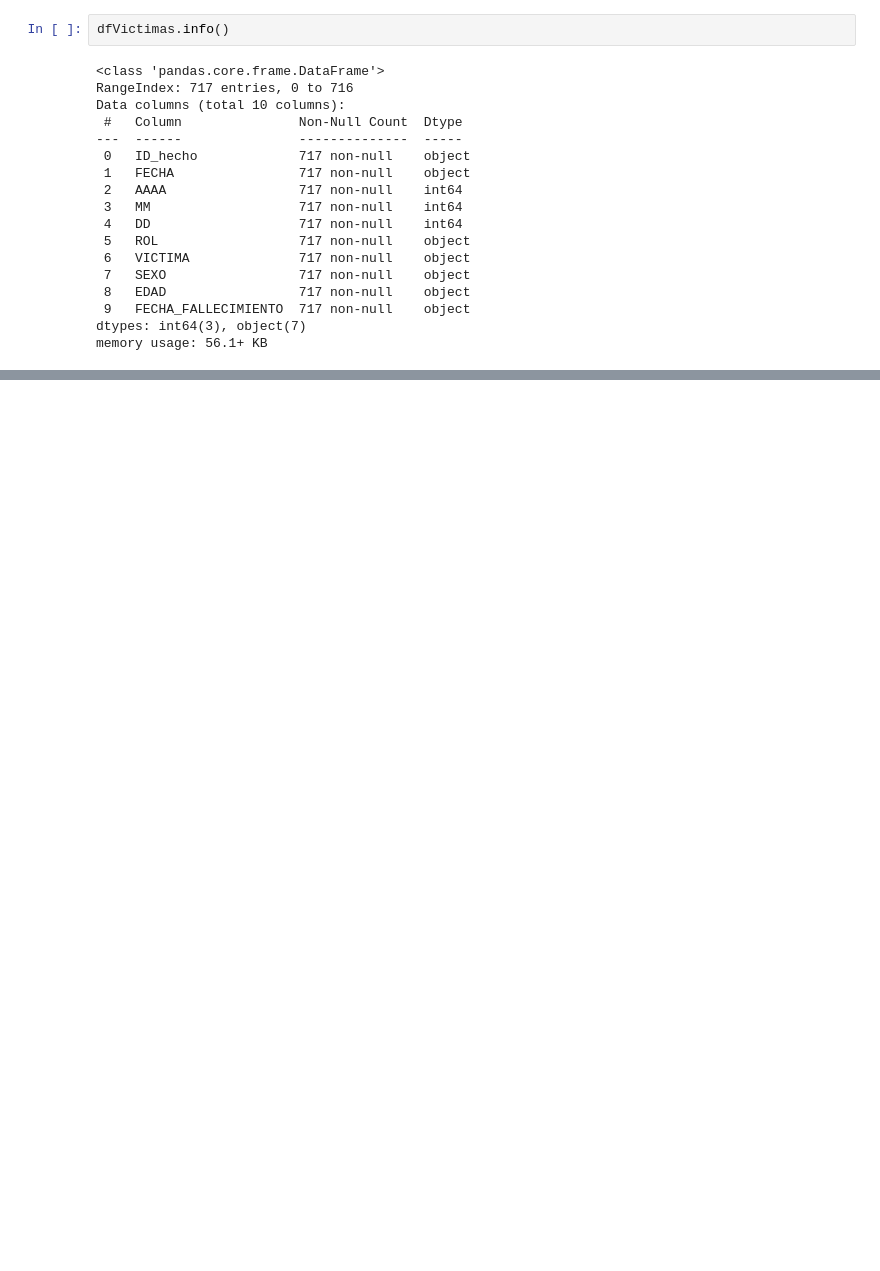
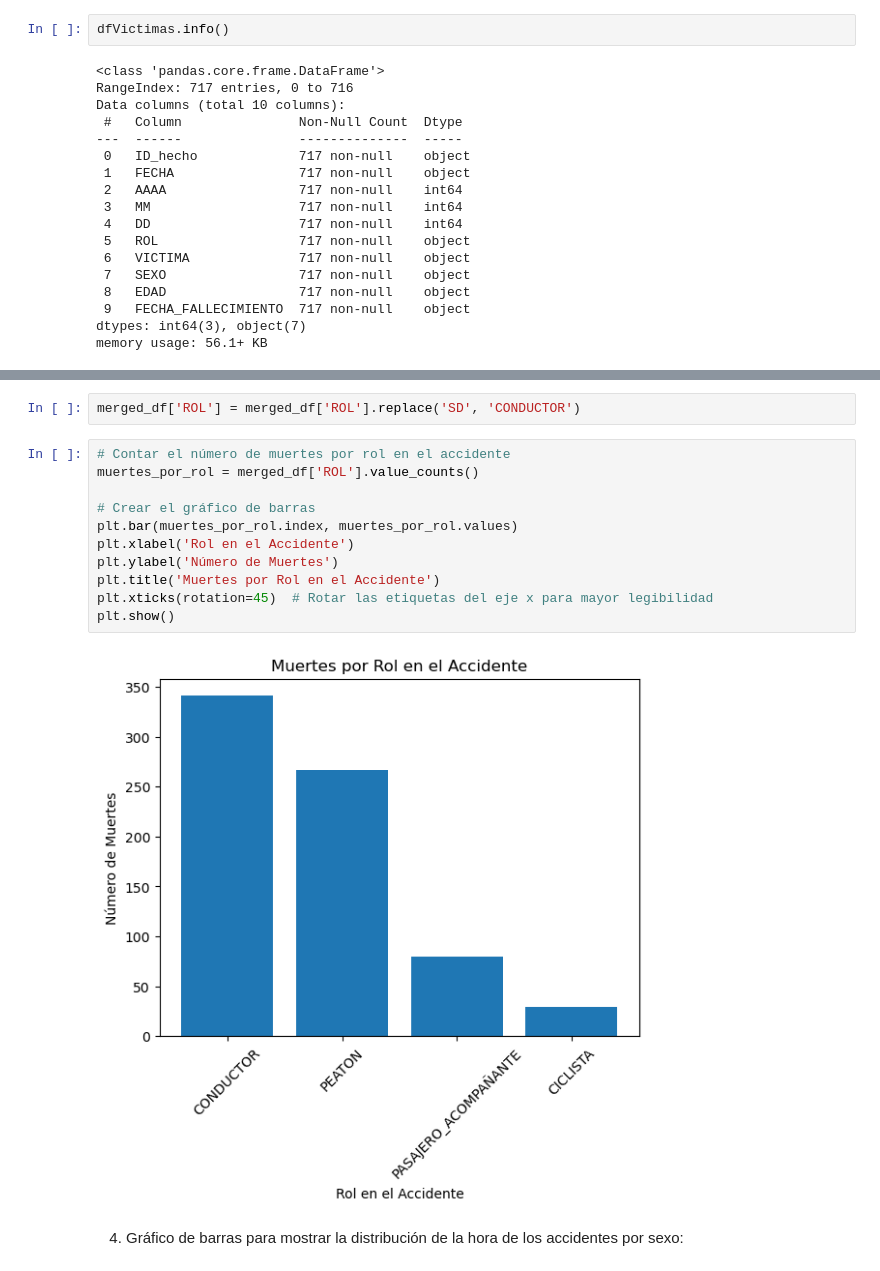
Before and after one commit to AngelMariscal01/PI.2, a Jupyter notebook: EDA.ipynb, the cells around one changed output, grey strips where cells are left out. Cells and saved outputs as stored; diff of their text form; blank space fills up the shorter version.

```diff
--- a/EDA.ipynb
+++ b/EDA.ipynb
@@ -47,0 +271,17 @@ memory usage: 56.1+ KB
+# %%
+merged_df['ROL'] = merged_df['ROL'].replace('SD', 'CONDUCTOR')
+# %%
+# Contar el número de muertes por rol en el accidente
+muertes_por_rol = merged_df['ROL'].value_counts()
+
+# Crear el gráfico de barras
+plt.bar(muertes_por_rol.index, muertes_por_rol.values)
+plt.xlabel('Rol en el Accidente')
+plt.ylabel('Número de Muertes')
+plt.title('Muertes por Rol en el Accidente')
+plt.xticks(rotation=45)  # Rotar las etiquetas del eje x para mayor legibilidad
+plt.show()
+# %% [output]
+[figure, added]
+# %% [markdown]
+4. Gráfico de barras para mostrar la distribución de la hora de los accidentes por sexo:
```
Also changed, not shown: parts of 71 cells of this notebook, 3 other files.
